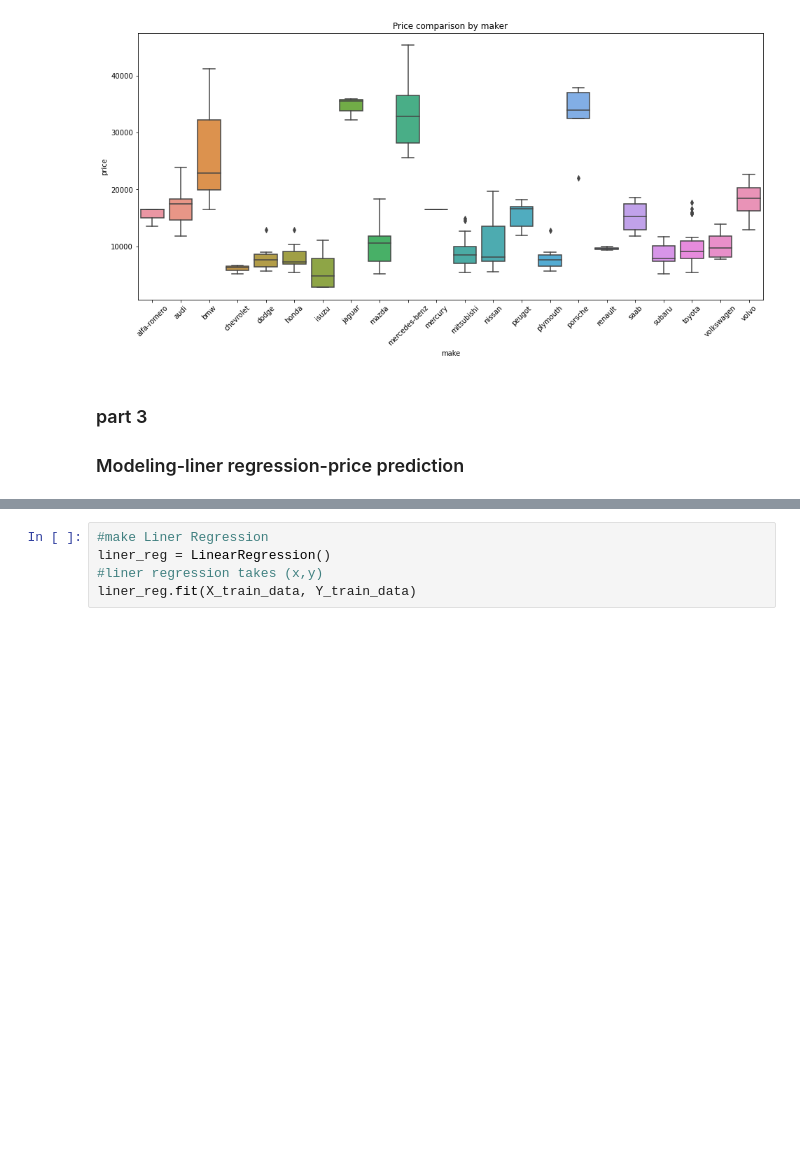
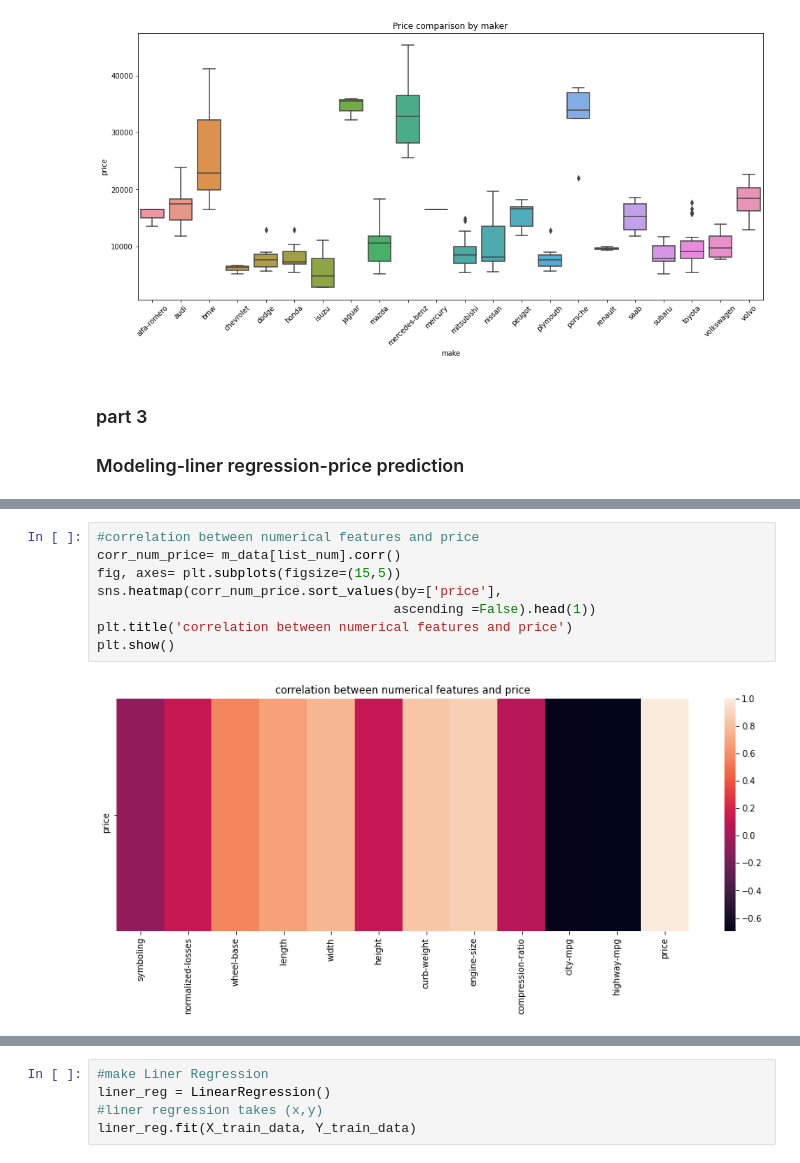
Before and after one commit to thejosec01/used_car, a Jupyter notebook: used-car price prediction.ipynb, the cells around one changed output, grey strips where cells are left out. Drawn from its saved outputs; the diff is of its cells as text; blank space fills up the shorter version.

```diff
--- a/used-car price prediction.ipynb
+++ b/used-car price prediction.ipynb
@@ -649,0 +678,10 @@ plt.xticks(rotation=45)
+# %%
+#correlation between numerical features and price
+corr_num_price= m_data[list_num].corr()
+fig, axes= plt.subplots(figsize=(15,5))
+sns.heatmap(corr_num_price.sort_values(by=['price'],
+                                      ascending =False).head(1))
+plt.title('correlation between numerical features and price')
+plt.show()
+# %% [output]
+[figure, added]
```
Also changed, not shown: parts of 44 cells of this notebook.
